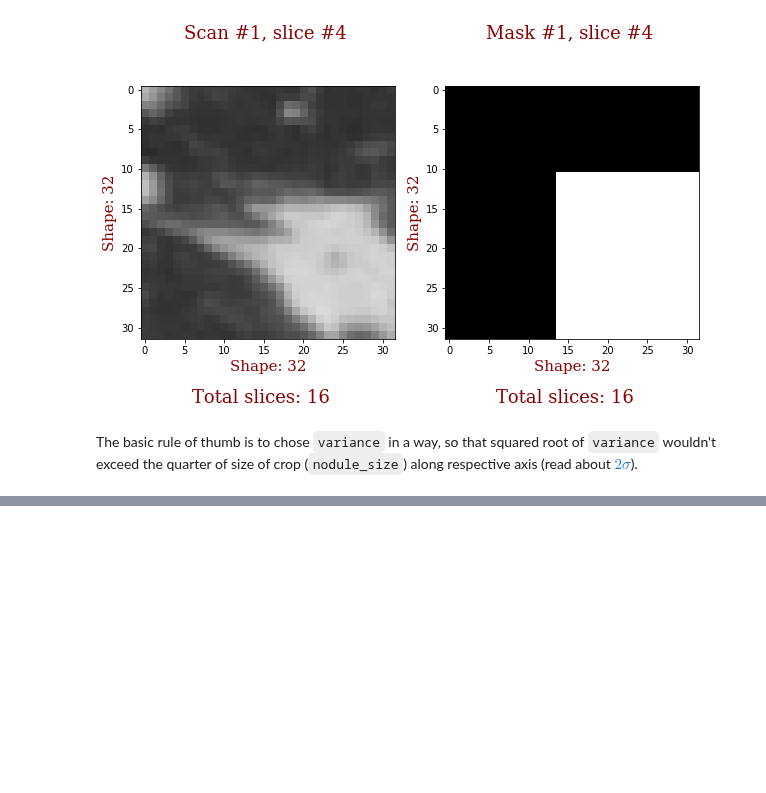
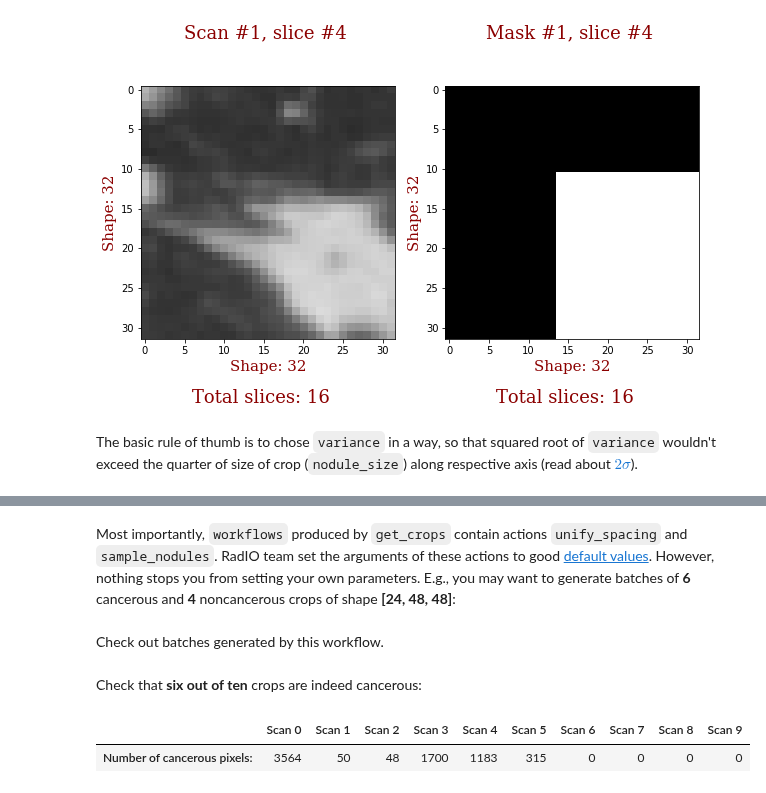
Before and after one commit to analysiscenter/radio, a Jupyter notebook: tutorials/RadIO.III.ipynb, the cells around one changed output, grey strips where cells are left out. Cells and saved outputs as stored; diff of their text form; code cells hidden in the pictures; blank space fills up the shorter version.

```diff
--- a/tutorials/RadIO.III.ipynb
+++ b/tutorials/RadIO.III.ipynb
@@ -204,0 +215,2 @@ The basic rule of thumb is to chose `variance` in a way, so that squared root of
+# %% [markdown]
+Most importantly, `workflows` produced by `get_crops` contain actions `unify_spacing` and `sample_nodules`. RadIO team set the arguments of these actions to good [default values](link-on-default). However, nothing stops you from setting your own parameters. E.g., you may want to generate batches of **6** cancerous and **4** noncancerous crops of shape **[24, 48, 48]**:
@@ -204,0 +219,2 @@ The basic rule of thumb is to chose `variance` in a way, so that squared root of
+# %% [markdown]
+Check out batches generated by this workflow.
@@ -204,0 +223,7 @@ The basic rule of thumb is to chose `variance` in a way, so that squared root of
+# %% [markdown]
+Check that **six out of ten** crops are indeed cancerous:
+# %%
+num_of_cancerous_pixels(batch_crops)
+# %% [output]
+|  | Scan 0 | Scan 1 | Scan 2 | Scan 3 | Scan 4 | Scan 5 | Scan 6 | Scan 7 | Scan 8 | Scan 9 |
+| Number of cancerous pixels: | 3564 | 50 | 48 | 1700 | 1183 | 315 | 0 | 0 | 0 | 0 |
```
Also changed, not shown: parts of 16 cells of this notebook.
